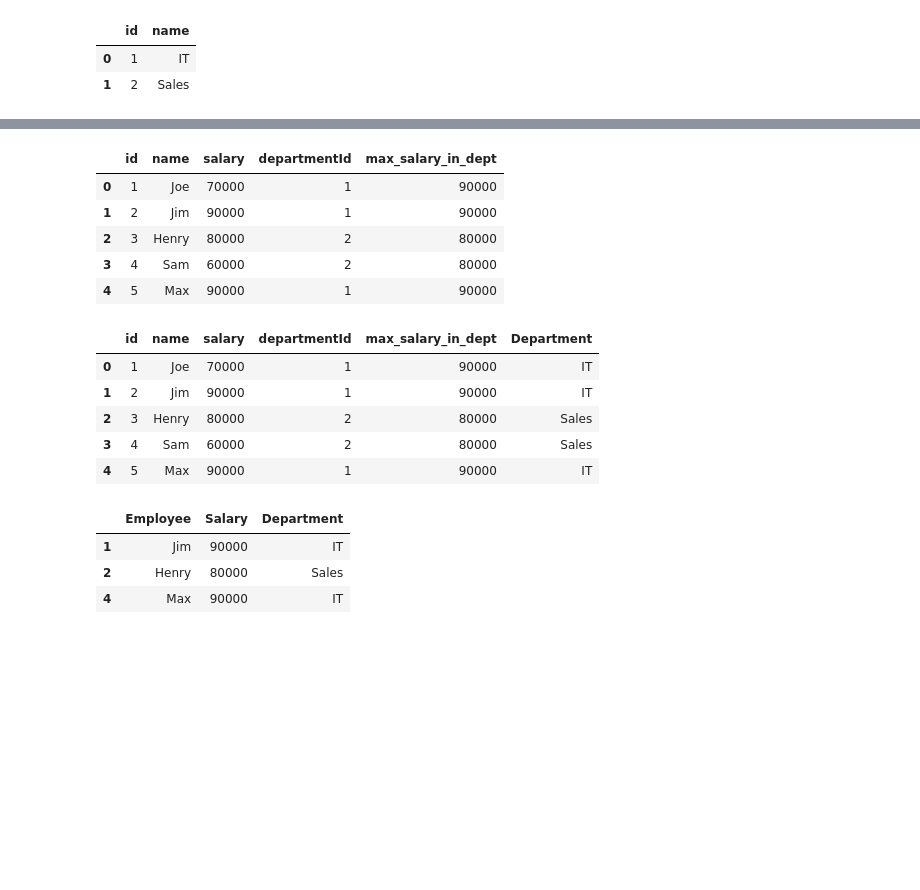
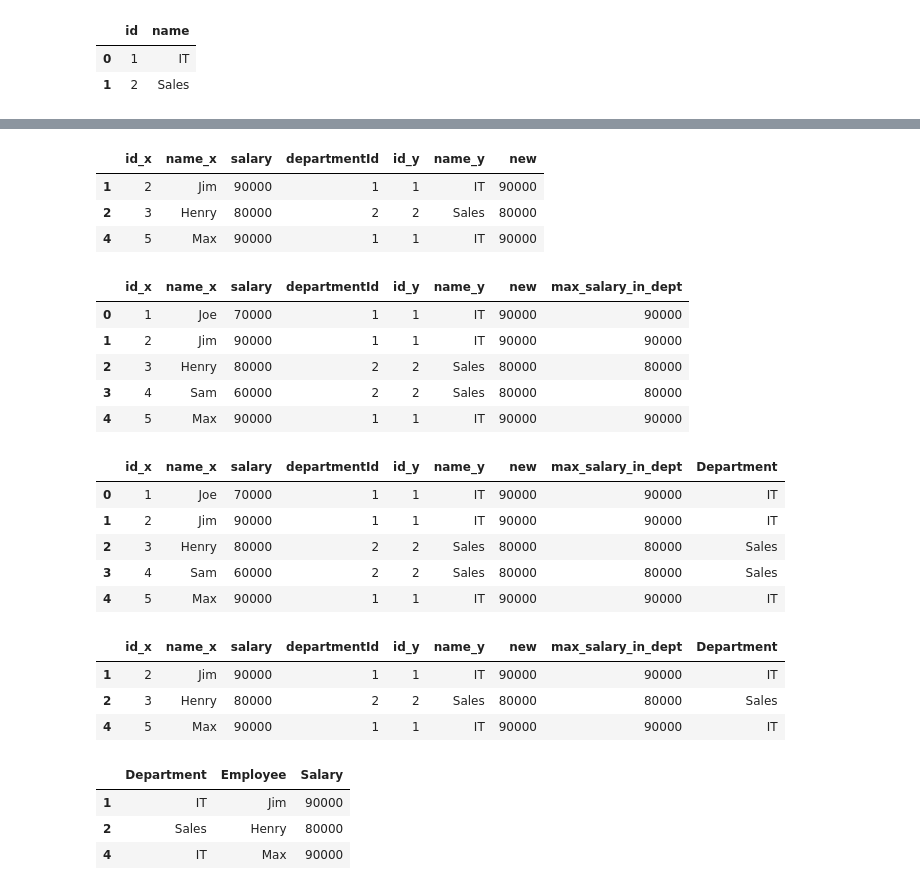
Before and after one commit to pinbooll/ML, a Jupyter notebook: crs/pandas_train.ipynb, the cells around one changed output, grey strips where cells are left out. Drawn from its saved outputs; the diff is of its cells as text; code cells hidden in the pictures; blank space fills up the shorter version.

```diff
--- a/crs/pandas_train.ipynb
+++ b/crs/pandas_train.ipynb
@@ -381,3 +415,8 @@ department
 |  | id | name |
 | 0 | 1 | IT |
 | 1 | 2 | Sales |
+# %%
+employee = pd.merge(employee, department, left_on='departmentId', right_on='id')
+# %%
+employee['new'] = employee.groupby('name_y')['salary'].transform('max')
+employee
@@ -384,32 +430,50 @@ department
+# %%
+employee[employee['salary'] == employee['new']]
+# %% [output]
+|  | id_x | name_x | salary | departmentId | id_y | name_y | new |
+| 1 | 2 | Jim | 90000 | 1 | 1 | IT | 90000 |
+| 2 | 3 | Henry | 80000 | 2 | 2 | Sales | 80000 |
+| 4 | 5 | Max | 90000 | 1 | 1 | IT | 90000 |
 # %%
 # найти самую большую зарплату в каждом из отделов
 # %%
 employee['max_salary_in_dept'] = employee.groupby('departmentId')['salary'].transform('max')
 employee
 # %% [output]
-|  | id | name | salary | departmentId | max_salary_in_dept |
-| 0 | 1 | Joe | 70000 | 1 | 90000 |
-| 1 | 2 | Jim | 90000 | 1 | 90000 |
-| 2 | 3 | Henry | 80000 | 2 | 80000 |
-| 3 | 4 | Sam | 60000 | 2 | 80000 |
-| 4 | 5 | Max | 90000 | 1 | 90000 |
+|  | id_x | name_x | salary | departmentId | id_y | name_y | new | max_salary_in_dept |
+| 0 | 1 | Joe | 70000 | 1 | 1 | IT | 90000 | 90000 |
+| 1 | 2 | Jim | 90000 | 1 | 1 | IT | 90000 | 90000 |
+| 2 | 3 | Henry | 80000 | 2 | 2 | Sales | 80000 | 80000 |
+| 3 | 4 | Sam | 60000 | 2 | 2 | Sales | 80000 | 80000 |
+| 4 | 5 | Max | 90000 | 1 | 1 | IT | 90000 | 90000 |
 # %%
 department_dict = department.set_index('id')['name'].to_dict()
 # %%
 employee['Department'] = employee['departmentId'].map(department_dict)
 employee
 # %% [output]
-|  | id | name | salary | departmentId | max_salary_in_dept | Department |
-| 0 | 1 | Joe | 70000 | 1 | 90000 | IT |
-| 1 | 2 | Jim | 90000 | 1 | 90000 | IT |
-| 2 | 3 | Henry | 80000 | 2 | 80000 | Sales |
-| 3 | 4 | Sam | 60000 | 2 | 80000 | Sales |
-| 4 | 5 | Max | 90000 | 1 | 90000 | IT |
+|  | id_x | name_x | salary | departmentId | id_y | name_y | new | max_salary_in_dept | Department |
+| 0 | 1 | Joe | 70000 | 1 | 1 | IT | 90000 | 90000 | IT |
+| 1 | 2 | Jim | 90000 | 1 | 1 | IT | 90000 | 90000 | IT |
+| 2 | 3 | Henry | 80000 | 2 | 2 | Sales | 80000 | 80000 | Sales |
+| 3 | 4 | Sam | 60000 | 2 | 2 | Sales | 80000 | 80000 | Sales |
+| 4 | 5 | Max | 90000 | 1 | 1 | IT | 90000 | 90000 | IT |
 # %%
-result = employee[employee['salary'] == employee['max_salary_in_dept']].drop(columns=['id', 'departmentId', 'max_salary_in_dept'])
-result.rename(columns={"name": 'Employee', 'salary': 'Salary'})
+result = employee[employee['salary'] == employee['max_salary_in_dept']]
+result
 # %% [output]
-|  | Employee | Salary | Department |
-| 1 | Jim | 90000 | IT |
-| 2 | Henry | 80000 | Sales |
-| 4 | Max | 90000 | IT |
+|  | id_x | name_x | salary | departmentId | id_y | name_y | new | max_salary_in_dept | Department |
+| 1 | 2 | Jim | 90000 | 1 | 1 | IT | 90000 | 90000 | IT |
+| 2 | 3 | Henry | 80000 | 2 | 2 | Sales | 80000 | 80000 | Sales |
+| 4 | 5 | Max | 90000 | 1 | 1 | IT | 90000 | 90000 | IT |
+# %%
+result = pd.DataFrame(
+    {'Department': result['Department'],
+    'Employee': result['name_x'],
+     'Salary': result['salary']})
+result
+# %% [output]
+|  | Department | Employee | Salary |
+| 1 | IT | Jim | 90000 |
+| 2 | Sales | Henry | 80000 |
+| 4 | IT | Max | 90000 |
```
Also changed, not shown: parts of 26 cells of this notebook.
